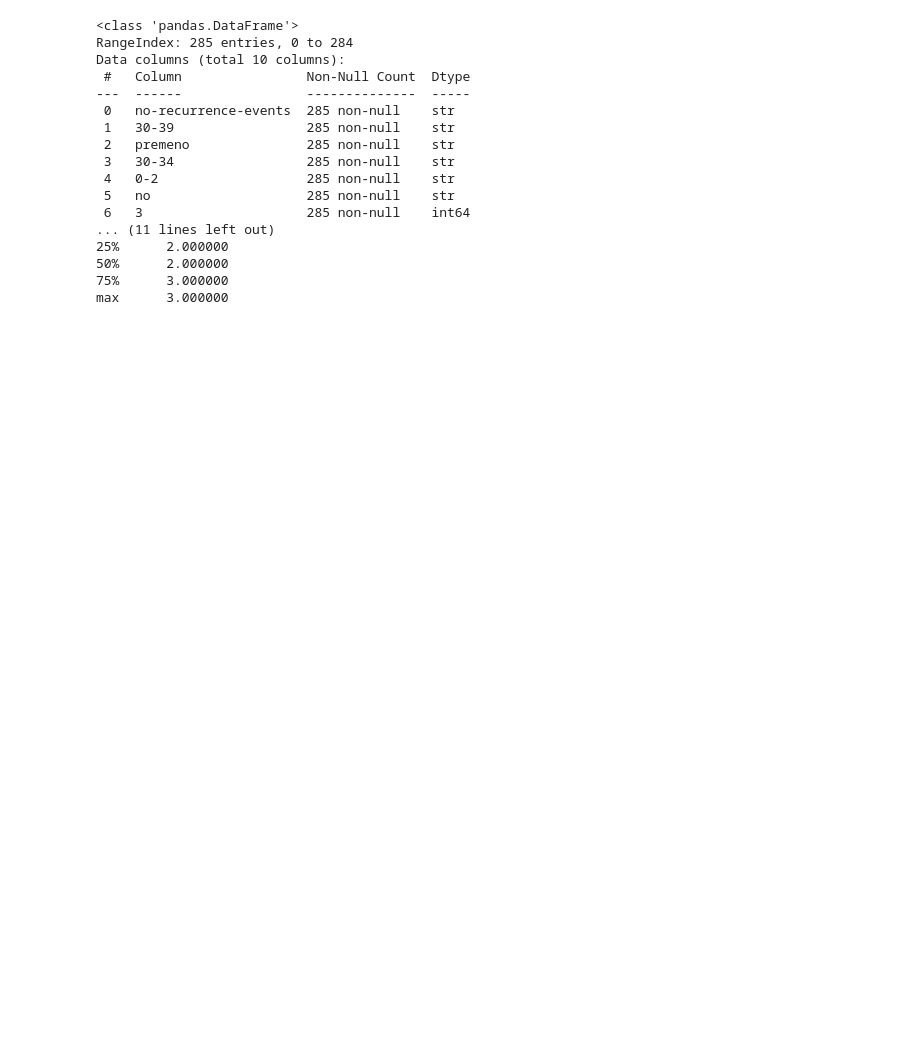
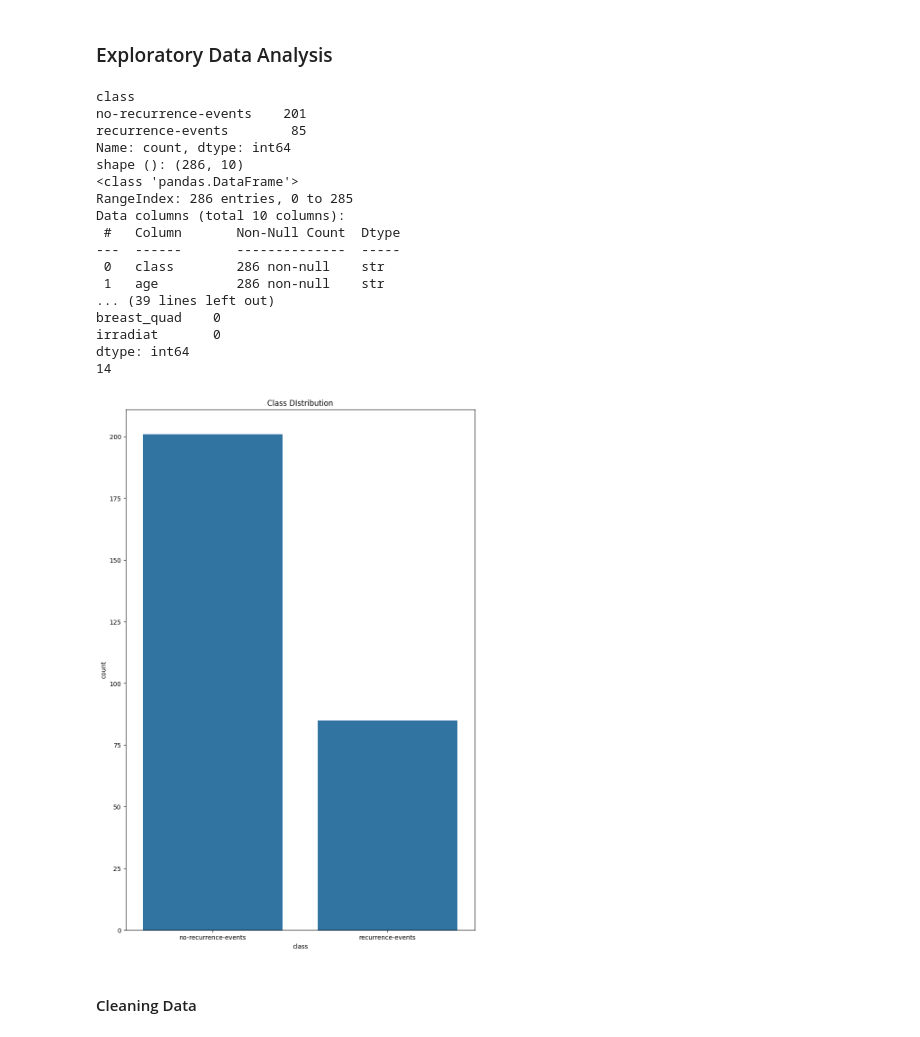
Before and after one commit to candragnawn/Classification-Beast-Cancer-with-Random-Forrest, a Jupyter notebook: breast cancer classification/breast_cancer.ipynb, the cells around one changed output. Cells and saved outputs as stored; diff of their text form; code cells hidden in the pictures; blank space fills up the shorter version.

```diff
--- a/breast cancer classification/breast_cancer.ipynb
+++ b/breast cancer classification/breast_cancer.ipynb
@@ -17,0 +21,8 @@ df.head()
+# %%
+df = pd.read_csv('dataset/breast-cancer.circ')
+df.columns = ['class', 'age', 'menopause', 'tumor_size', 'inv_nodes',
+           'node_caps', 'deg_malig', 'breast', 'breast_quad', 'irradiat']
+df = pd.read_csv('dataset/breast-cancer.circ', names=df.columns, header=None)
+df = df.apply(lambda x: x.str.strip() if x.dtype == "object" else x)
+
+df.head(50)
@@ -18,21 +47,37 @@ df.head()
+# %% [markdown]
+### Exploratory Data Analysis
 # %%
+print(df["class"].value_counts())
+print("shape ():", df.shape)
 print(df.info())
 print(df.describe())
+print((df == '?').sum())
+print(df.isnull().sum())
+print(df.duplicated().sum())
 # %% [output]
+class
+no-recurrence-events    201
+recurrence-events        85
+Name: count, dtype: int64
+shape (): (286, 10)
 <class 'pandas.DataFrame'>
-RangeIndex: 285 entries, 0 to 284
+RangeIndex: 286 entries, 0 to 285
 Data columns (total 10 columns):
- #   Column                Non-Null Count  Dtype
----  ------                --------------  -----
- 0   no-recurrence-events  285 non-null    str
- 1   30-39                 285 non-null    str
- 2   premeno               285 non-null    str
- 3   30-34                 285 non-null    str
- 4   0-2                   285 non-null    str
- 5   no                    285 non-null    str
- 6   3                     285 non-null    int64
-... (11 lines left out)
-25%      2.000000
-50%      2.000000
-75%      3.000000
-max      3.000000
+ #   Column       Non-Null Count  Dtype
+---  ------       --------------  -----
+ 0   class        286 non-null    str
+ 1   age          286 non-null    str
+... (39 lines left out)
+breast_quad    0
+irradiat       0
+dtype: int64
+14
+# %%
+plt.figure(figsize=(10,15))
+sns.countplot(x='class',data=df)
+plt.title("Class DIstribution")
+plt.show()
+# %% [output]
+[figure, added]
+# %% [markdown]
+#### Cleaning Data
```
Also changed, not shown: parts of 28 cells of this notebook, 4 other files.
